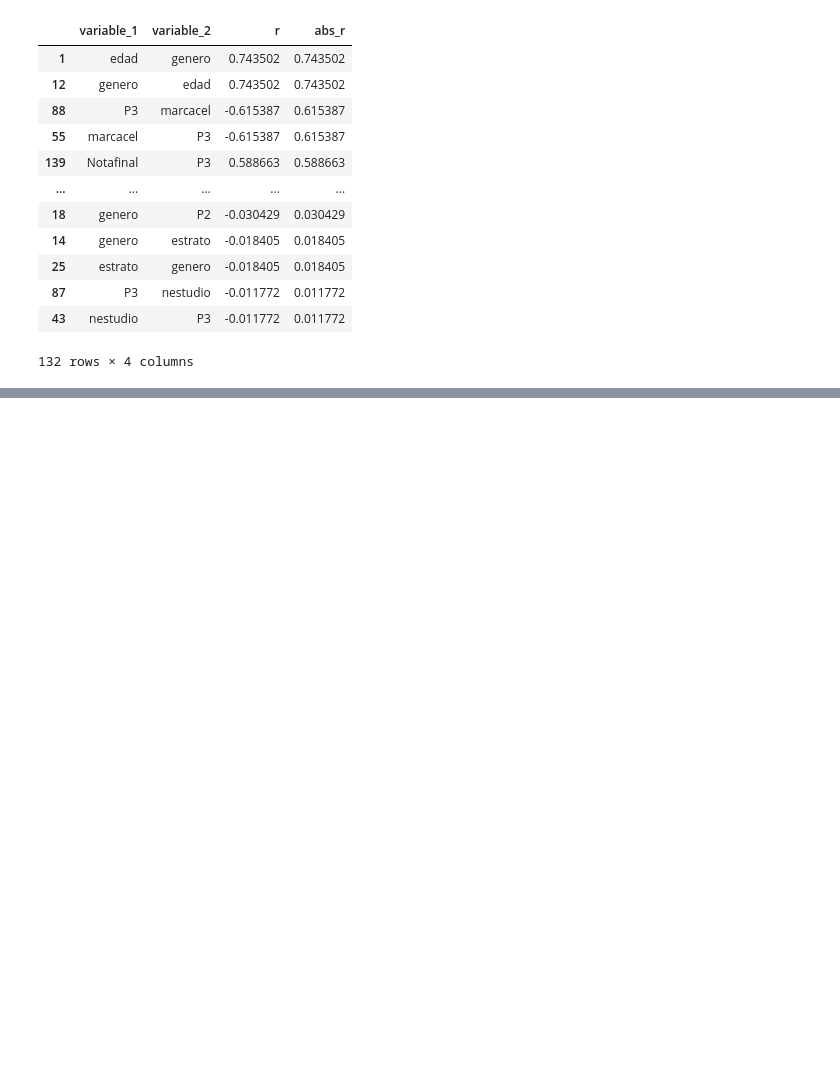
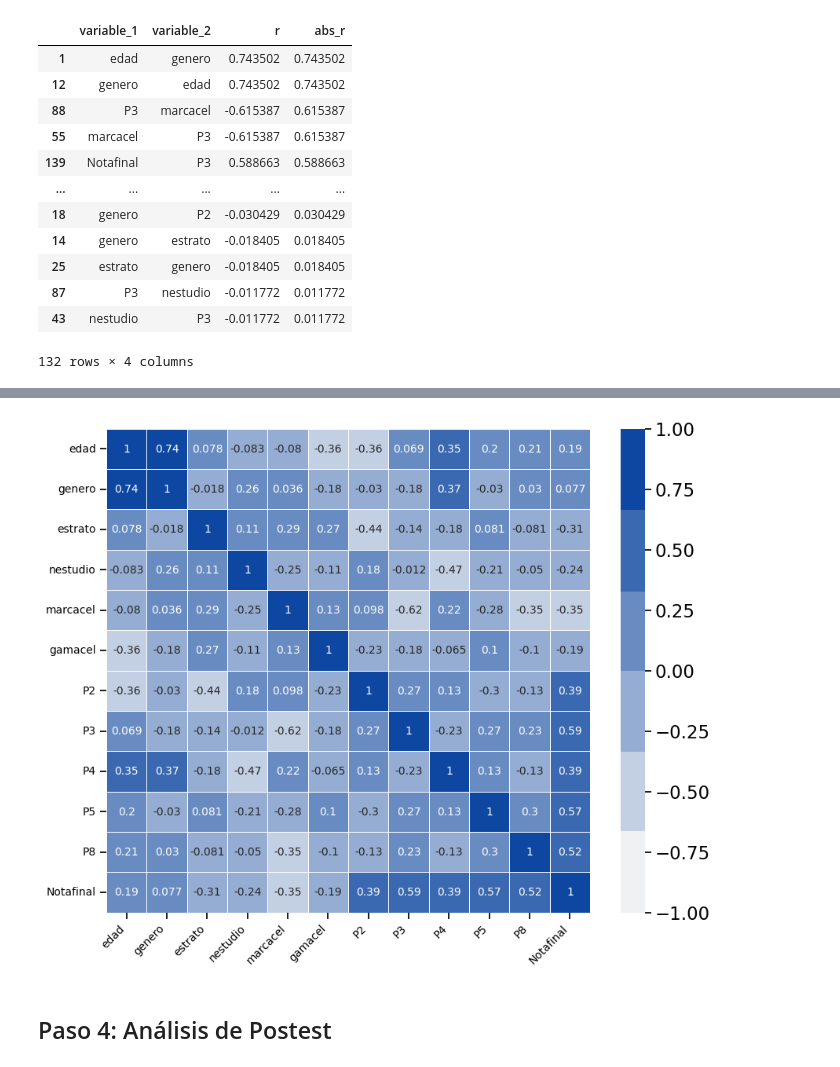
Before and after one commit to jaquimbayoc7/AnalisisProyeccionSocial, a Jupyter notebook: Analisis.ipynb, the cells around one changed output, grey strips where cells are left out. Saved outputs shown, nothing was run; the diff lists cells and outputs as text; code cells hidden in the pictures; blank space fills up the shorter version.

```diff
--- a/Analisis.ipynb
+++ b/Analisis.ipynb
@@ -569,0 +579,4 @@ ax.tick_params(labelsize = 10)
+# %%
+corr_matrixDos = dataListaNDos.corr(method='pearson')
+
+tidy_corr_matrix(corr_matrixDos)
@@ -569,0 +597,26 @@ ax.tick_params(labelsize = 10)
+# %%
+##Existen unas correlaciones muy positivas en el diagnóstico inicial(pretest)
+#  las cuales son:
+"""
+NotaFinal y P2 = 0.39
+NotaFinal y P3 = 0.59
+NotaFinal y P4 = 0.39
+NotaFinal y P5 = 0.57
+NotaFinal y P8 = 0.52
+
+Edad y Genero = 0.74
+
+Edad y P4 =0.35
+Genero y P4 = 0.37
+
+Esto quiere decir que dichas preguntas seleccionadas son las mejores candidatas para poder predecir la nota final del adulto mayor realizando
+un análisis al pretest, ahora se proceder a realizar el mismo estudio al postest con el fin de contrastar las diferencias en las variables a
+la hora de predecir y determinar cual es el mejor momento para realizar predicción de nota final como elemento de verificación de la apropiación
+del conocimiento en TI de los adultos mayores sumado a un análisis de pruebas-t para determinar el nivel de progreso del adulto mayor en la dinámica
+seleccionada.
+"""
+grafCor(corr_matrixDos)
+# %% [output]
+[figure, added]
+# %% [markdown]
+## Paso 4: Análisis de Postest
```
Also changed, not shown: parts of 30 cells of this notebook.
